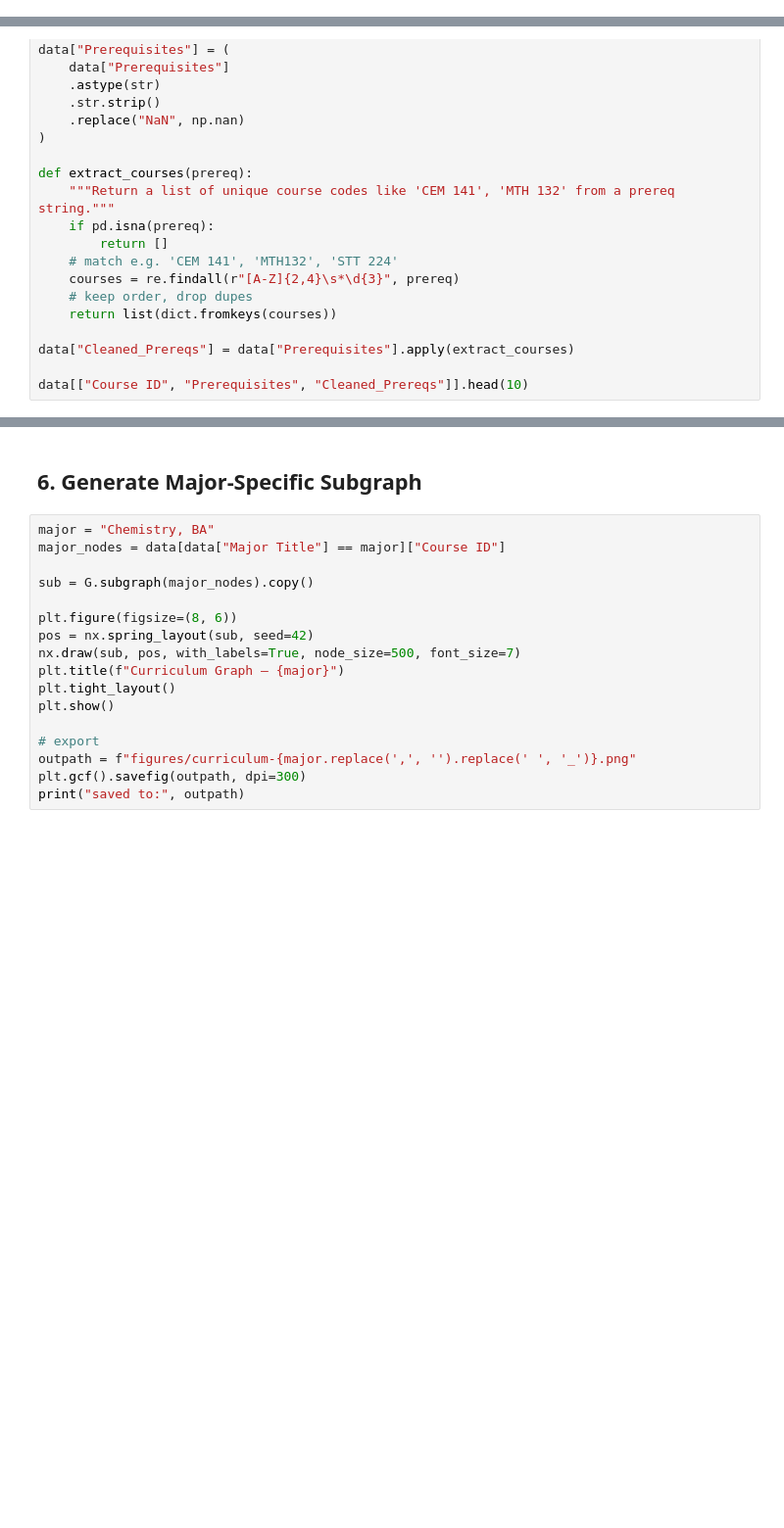
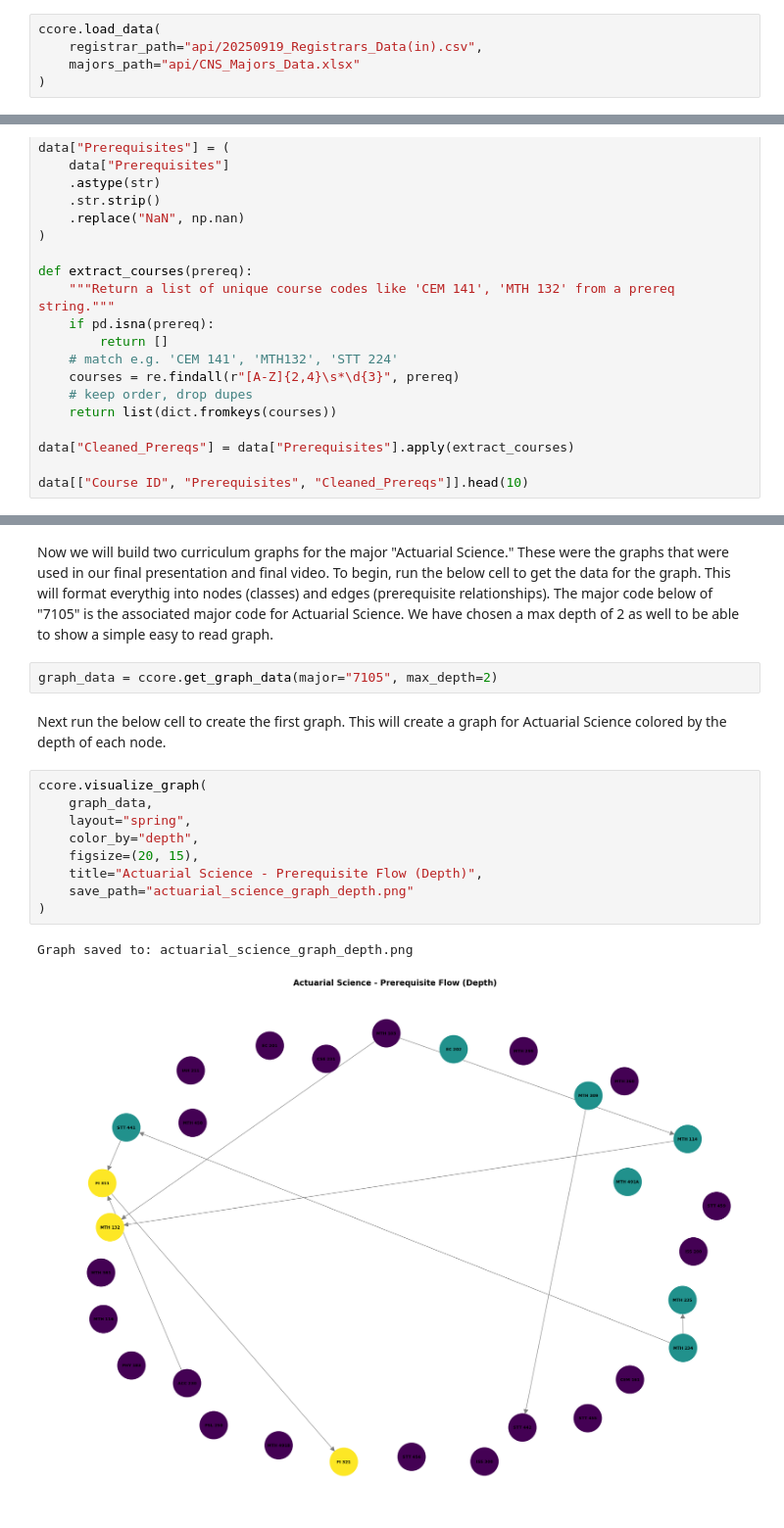
Before and after one commit to JackRobertson77/MSU_Curriculum_Maps, a Jupyter notebook: reproducibility.ipynb, the cells around one changed output, grey strips where cells are left out. Shown at 98% size. Drawn from its saved outputs; the diff is of its cells as text; blank space fills up the shorter version.

```diff
--- a/reproducibility.ipynb
+++ b/reproducibility.ipynb
@@ -49,0 +29,5 @@ data.head()
+# %%
+ccore.load_data(
+    registrar_path="api/20250919_Registrars_Data(in).csv",
+    majors_path="api/CNS_Majors_Data.xlsx"
+)
@@ -120,19 +67,18 @@ print("Saved to: figures/curriculum-graph-full.png")
-# %% [markdown]
-## 6. Generate Major-Specific Subgraph
-# %%
-major = "Chemistry, BA"
-major_nodes = data[data["Major Title"] == major]["Course ID"]
-
-sub = G.subgraph(major_nodes).copy()
-
-plt.figure(figsize=(8, 6))
-pos = nx.spring_layout(sub, seed=42)
-nx.draw(sub, pos, with_labels=True, node_size=500, font_size=7)
-plt.title(f"Curriculum Graph – {major}")
-plt.tight_layout()
-plt.show()
-
-# export
-outpath = f"figures/curriculum-{major.replace(',', '').replace(' ', '_')}.png"
-plt.gcf().savefig(outpath, dpi=300)
-print("saved to:", outpath)
+# %% [markdown]
+Now we will build two curriculum graphs for the major "Actuarial Science." These were the graphs that were used in our final presentation and final video. To begin, run the below cell to get the data for the graph. This will format everythig into nodes (classes) and edges (prerequisite relationships). The major code below of "7105" is the associated major code for Actuarial Science. We have chosen a max depth of 2 as well to be able to show a simple easy to read graph.
+# %%
+graph_data = ccore.get_graph_data(major="7105", max_depth=2)
+# %% [markdown]
+Next run the below cell to create the first graph. This will create a graph for Actuarial Science colored by the depth of each node.
+# %%
+ccore.visualize_graph(
+    graph_data,
+    layout="spring",
+    color_by="depth",
+    figsize=(20, 15),
+    title="Actuarial Science - Prerequisite Flow (Depth)",
+    save_path="actuarial_science_graph_depth.png"
+)
+# %% [output]
+Graph saved to: actuarial_science_graph_depth.png
+[figure, added]
```
Also changed, not shown: parts of 18 cells of this notebook.
